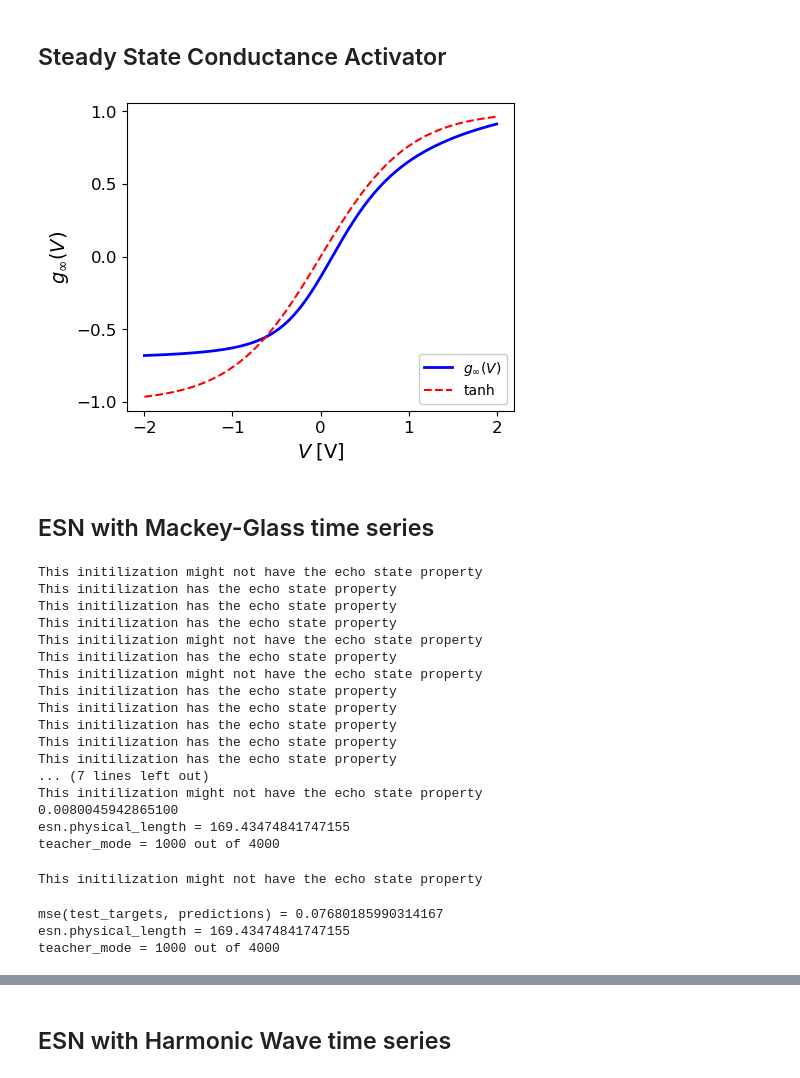
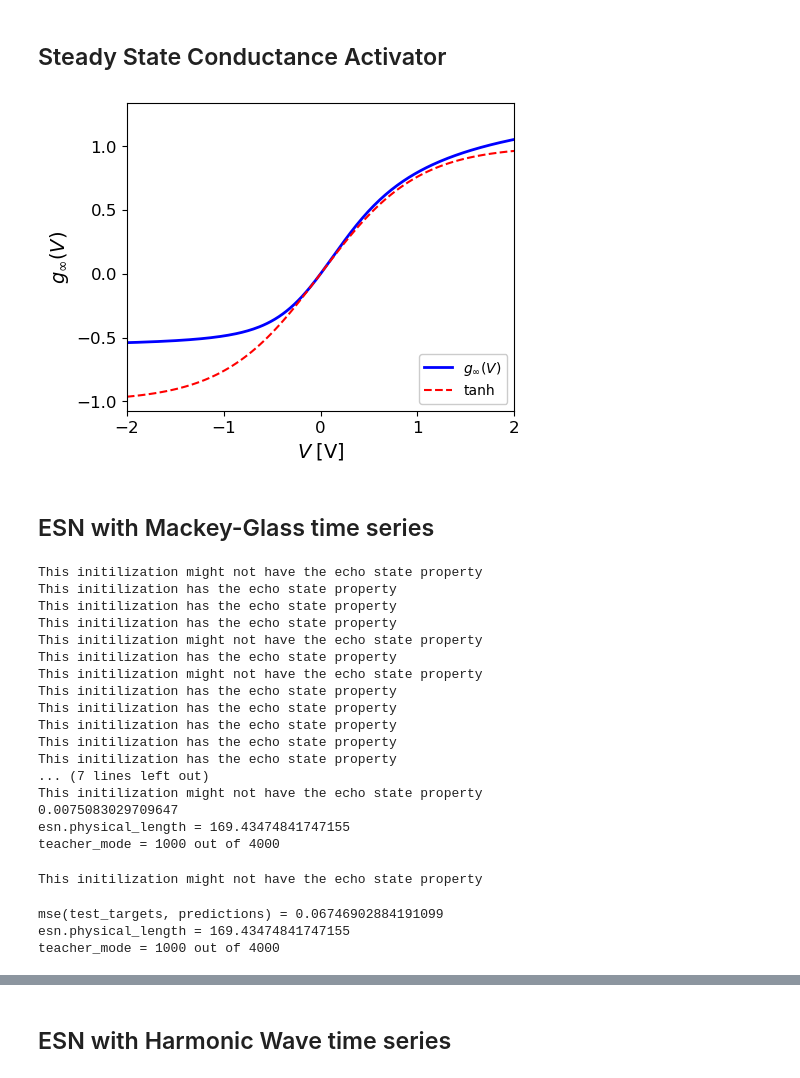
Before and after one commit to TMKamsma/Pyontronics, a Jupyter notebook: demo.ipynb, the cells around one changed output, grey strips where cells are left out. Drawn from its saved outputs; the diff is of its cells as text; code cells hidden in the pictures.

```diff
--- a/demo.ipynb
+++ b/demo.ipynb
@@ -6,7 +6,7 @@ import numpy as np
 
 from pyontronics import EchoStateNetwork,GinfActivator, visualize_reservoir, BandPassNetwork
 
-ginf_activator = GinfActivator(V_min=-2, V_max=2, resolution=200, offset=True)
+ginf_activator = GinfActivator(V_min=-4, V_max=4, resolution=400, offset=False)
 
 
 def mse(test, predictions):
@@ -48,28 +48,29 @@ def MackeyGlassGenerator(tau=17, n=1000, beta=0.2, gamma=0.1, n_samples=5000, dt
 # %%
 lookup_table = ginf_activator.get_lookup_table()
 
 in_array = np.linspace(-2, 2, 100)
 out_array = np.tanh(in_array)
 
 plt.figure(figsize=(5, 4))
 plt.plot(
     lookup_table[0],
     lookup_table[1],
     label=r"$g_{\infty}(V)$",
     color="blue",
     linewidth=2,
 )
 plt.plot(in_array, out_array, linestyle="--",label="tanh", alpha=1, color='red')
 plt.xlabel(r"$V \;[\text{V}]$", fontsize=14)
 plt.ylabel(r"$g_{\infty}(V)$", fontsize=14)
 #plt.grid(True, linestyle="--", alpha=0.6)
+plt.xlim(-2, 2)
 plt.xticks(np.arange(-2,2.5,1),fontsize=12)
 plt.yticks(np.arange(-1,1.05,0.5),fontsize=12)
 plt.legend(loc='lower right',framealpha=1)
 plt.savefig("output/ginf_activator_plot.pdf",bbox_inches='tight')
 plt.savefig("output/ginf_activator_plot.png",bbox_inches='tight')
 # %% [output]
-[figure, old version]
+[figure, new version]
 # %% [markdown]
 ## ESN with Mackey-Glass time series
 # %%
@@ -155,7 +156,7 @@ This initilization has the echo state property
 This initilization has the echo state property
 ... (7 lines left out)
 This initilization might not have the echo state property
-0.0080045942865100
+0.0075083029709647
 esn.physical_length = 169.43474841747155
 teacher_mode = 1000 out of 4000
 # %%
@@ -191,7 +192,7 @@ teacher_mode = int(len(test_targets)*teacher_ratio)
 print(f"{teacher_mode = } out of {len(test_targets)}")
 # %% [output]
 This initilization might not have the echo state property
-mse(test_targets, predictions) = 0.07680185990314167
+mse(test_targets, predictions) = 0.06746902884191099
 esn.physical_length = 169.43474841747155
 teacher_mode = 1000 out of 4000
 # %%
```
Also changed, not shown: parts of 8 cells of this notebook, 9 other files.
